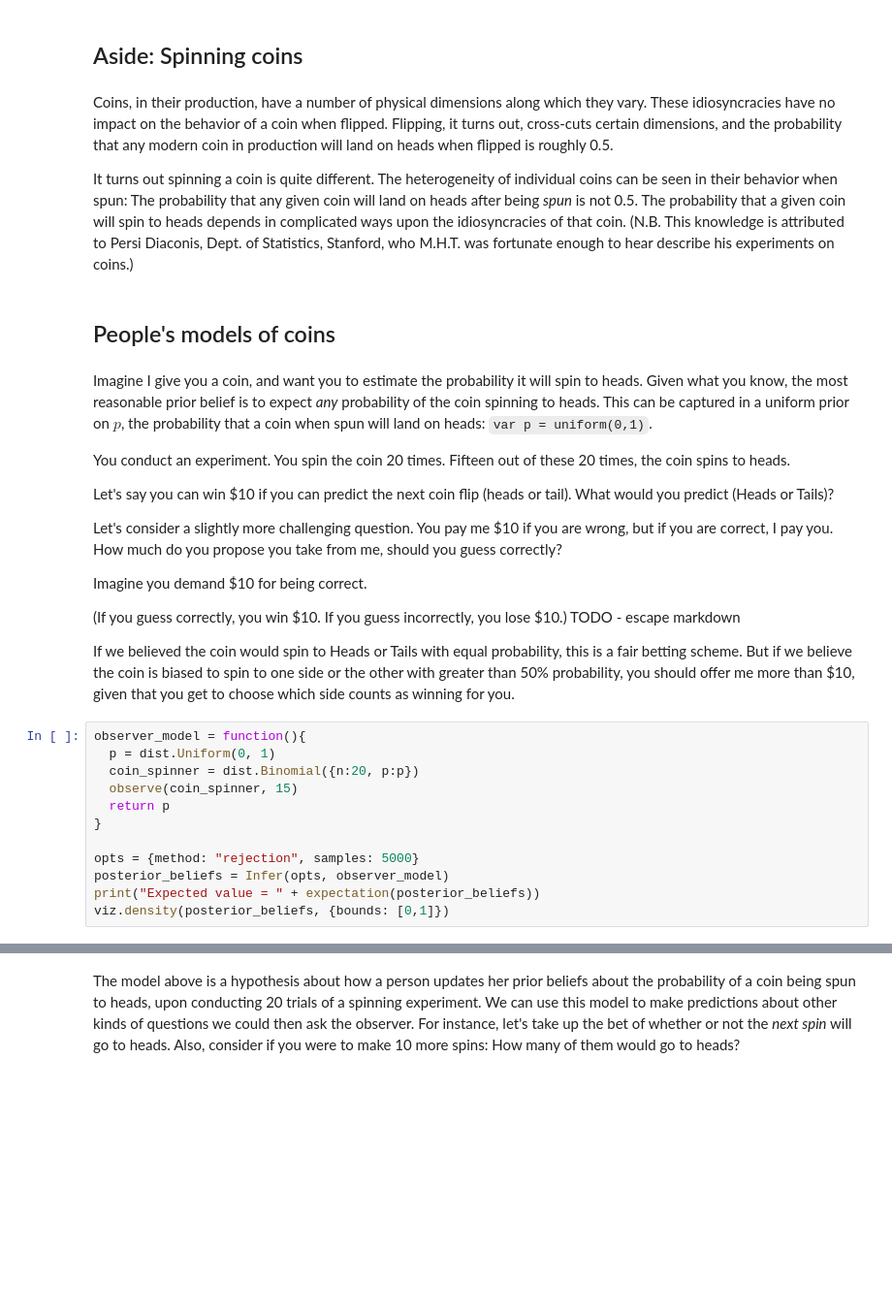
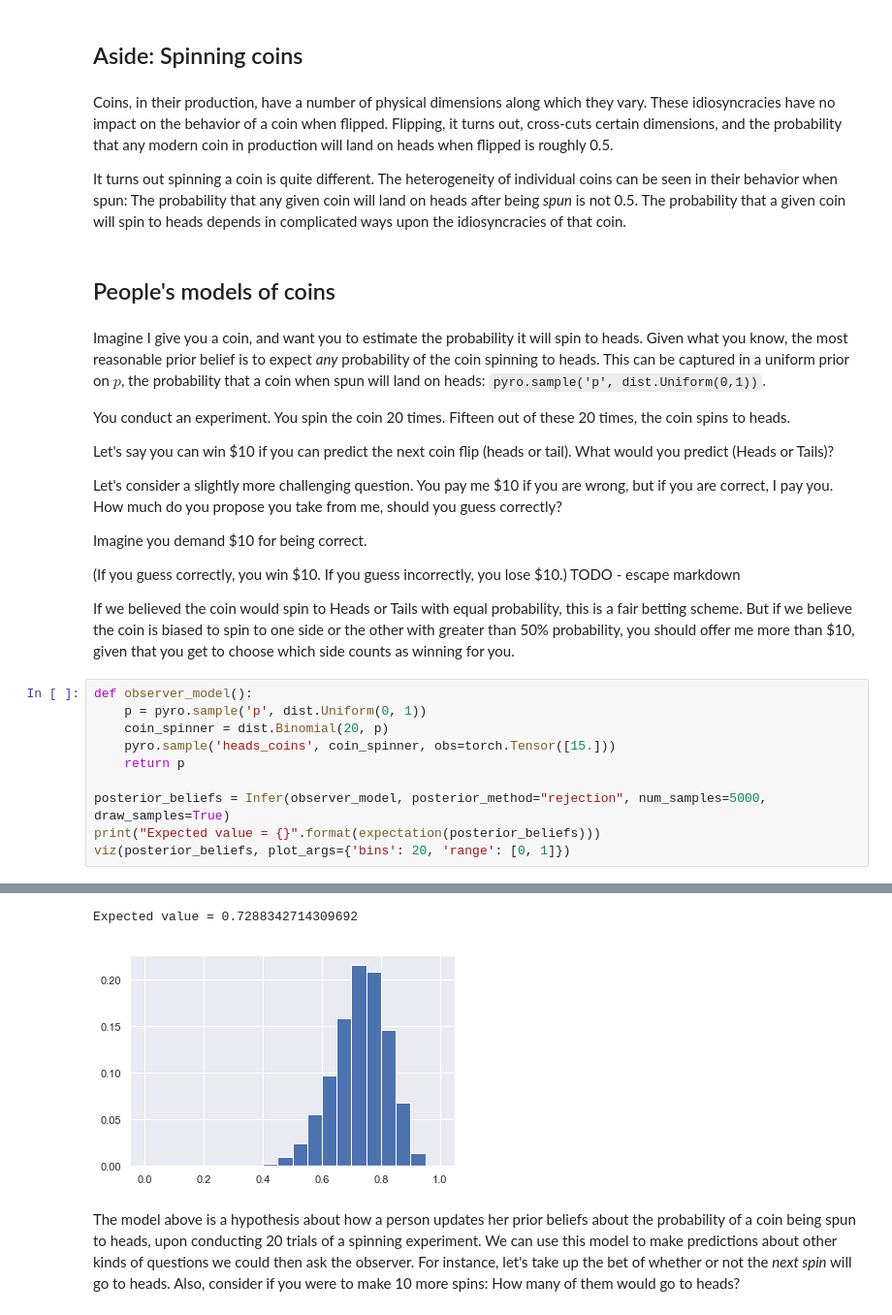
Before and after one commit to ebigelow/probmods-pyro, a Jupyter notebook: chapters/Chapter 6 - Bayesian Data Analysis.ipynb, the cells around one changed output, grey strips where cells are left out. Shown at 97% size. Drawn from its saved outputs; the diff is of its cells as text; blank space fills up the shorter version.

```diff
--- a/chapters/Chapter 6 - Bayesian Data Analysis.ipynb
+++ b/chapters/Chapter 6 - Bayesian Data Analysis.ipynb
@@ -113,13 +65,12 @@ Flipping, it turns out, cross-cuts certain dimensions, and the probability that
 It turns out spinning a coin is quite different.
 The heterogeneity of individual coins can be seen in their behavior when spun: The probability that any given coin will land on heads after being *spun* is not 0.5.
 The probability that a given coin will spin to heads depends in complicated ways upon the idiosyncracies of that coin.
-(N.B. This knowledge is attributed to Persi Diaconis, Dept. of Statistics, Stanford, who M.H.T. was fortunate enough to hear  describe his experiments on coins.)
 # %% [markdown]
 ## People's models of coins
 # %% [markdown]
 Imagine I give you a coin, and want you to estimate the probability it will spin to heads.
 Given what you know, the most reasonable prior belief is to expect *any* probability of the coin spinning to heads.
-This can be captured in a uniform prior on $p$, the probability that a coin when spun will land on heads: `var p = uniform(0,1)`.
+This can be captured in a uniform prior on $p$, the probability that a coin when spun will land on heads: `pyro.sample('p', dist.Uniform(0,1))`.
 
 You conduct an experiment.
 You spin the coin 20 times.
@@ -139,14 +90,13 @@ Imagine you demand \$10 for being correct.
 If we believed the coin would spin to Heads or Tails with equal probability, this is a fair betting scheme.
 But if we believe the coin is biased to spin to one side or the other with greater than 50% probability, you should offer me more than \$10, given that you get to choose which side counts as winning for you.
 # %%
-observer_model = function(){
-  p = dist.Uniform(0, 1)
-  coin_spinner = dist.Binomial({n:20, p:p})
-  observe(coin_spinner, 15)
-  return p
-}
+def observer_model():
+    p = pyro.sample('p', dist.Uniform(0, 1))
+    coin_spinner = dist.Binomial(20, p)
+    pyro.sample('heads_coins', coin_spinner, obs=torch.Tensor([15.]))
+    return p
 
-opts = {method: "rejection", samples: 5000}
-posterior_beliefs = Infer(opts, observer_model)
-print("Expected value = " + expectation(posterior_beliefs))
-viz.density(posterior_beliefs, {bounds: [0,1]})
+posterior_beliefs = Infer(observer_model, posterior_method="rejection", num_samples=5000, draw_samples=True)
+print("Expected value = {}".format(expectation(posterior_beliefs)))
+viz(posterior_beliefs, plot_args={'bins': 20, 'range': [0, 1]})
+# %% [output]
@@ -153,3 +104,5 @@ viz.density(posterior_beliefs, {bounds: [0,1]})
+Expected value = 0.7288342714309692
+[figure, added]
 # %% [markdown]
 The model above is a hypothesis about how a person updates her prior beliefs about the probability of a coin being spun to heads, upon conducting 20 trials of a spinning experiment.
 We can use this model to make predictions about other kinds of questions we could then ask the observer.
```
Also changed, not shown: parts of 8 cells of this notebook, 2 other files.
